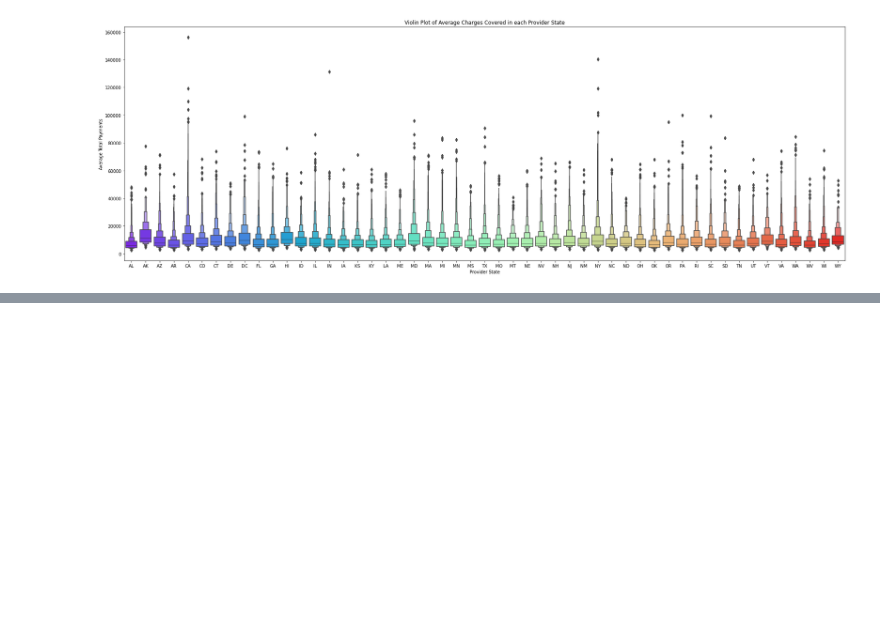
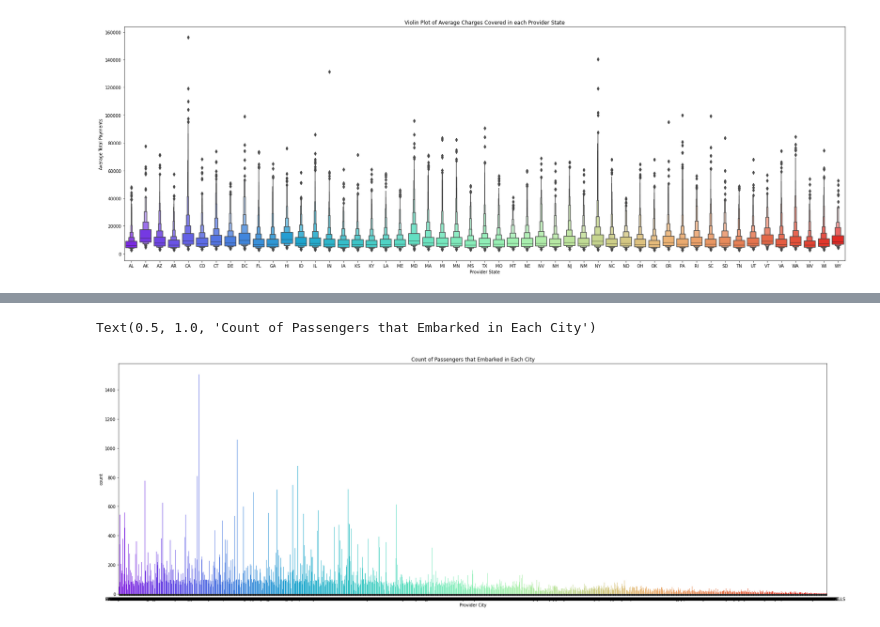
Before and after one commit to jahnavireddyn/Hospital-Charges-Dataset, a Jupyter notebook: Copy_of_Hospital_charges_eda.ipynb, the cells around one changed output, grey strips where cells are left out. Drawn from its saved outputs; the diff is of its cells as text; code cells hidden in the pictures; blank space fills up the shorter version.

```diff
--- a/Copy_of_Hospital_charges_eda.ipynb
+++ b/Copy_of_Hospital_charges_eda.ipynb
@@ -458,0 +554,7 @@ KeyboardInterrupt: ignored
+# %%
+plt.figure(figsize=(30,10))
+sns.countplot(x='Provider City',data=df, palette='rainbow')
+plt.title("Count of Passengers that Embarked in Each City")
+# %% [output]
+Text(0.5, 1.0, 'Count of Passengers that Embarked in Each City')
+[figure, added]
```
Also changed, not shown: parts of 29 cells of this notebook.
